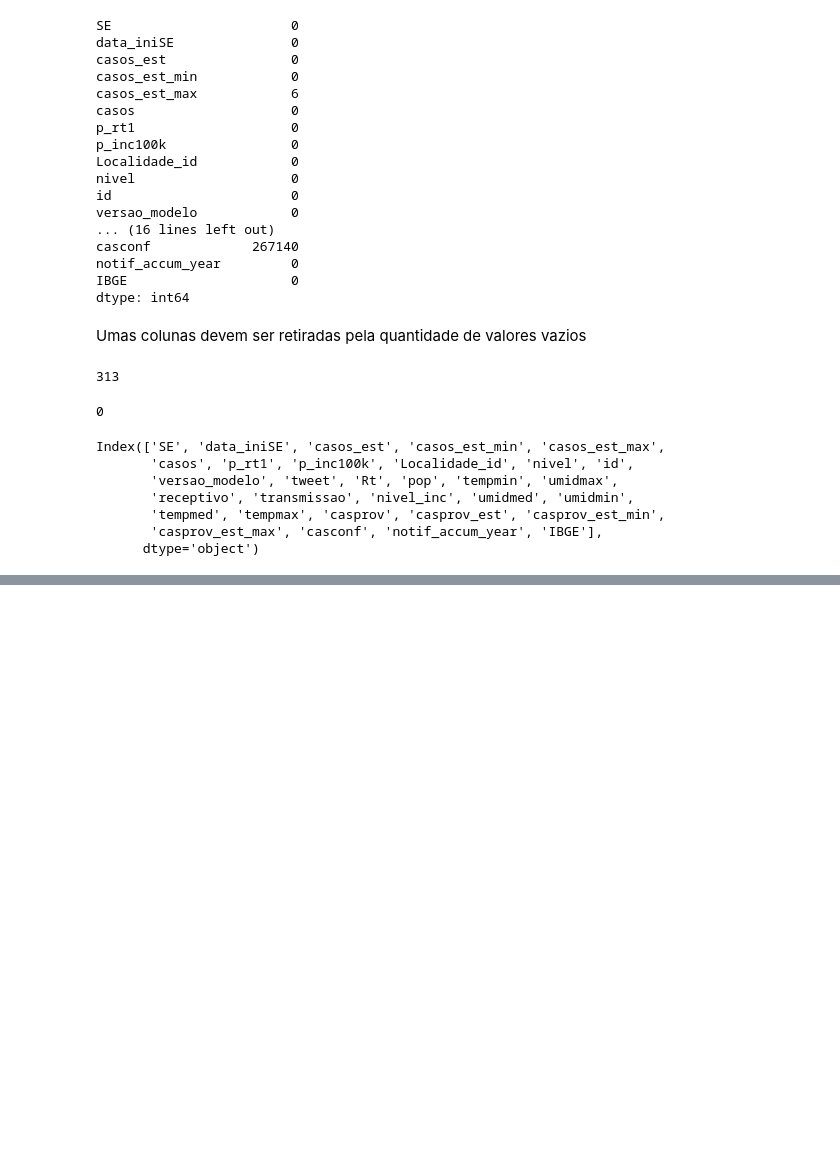
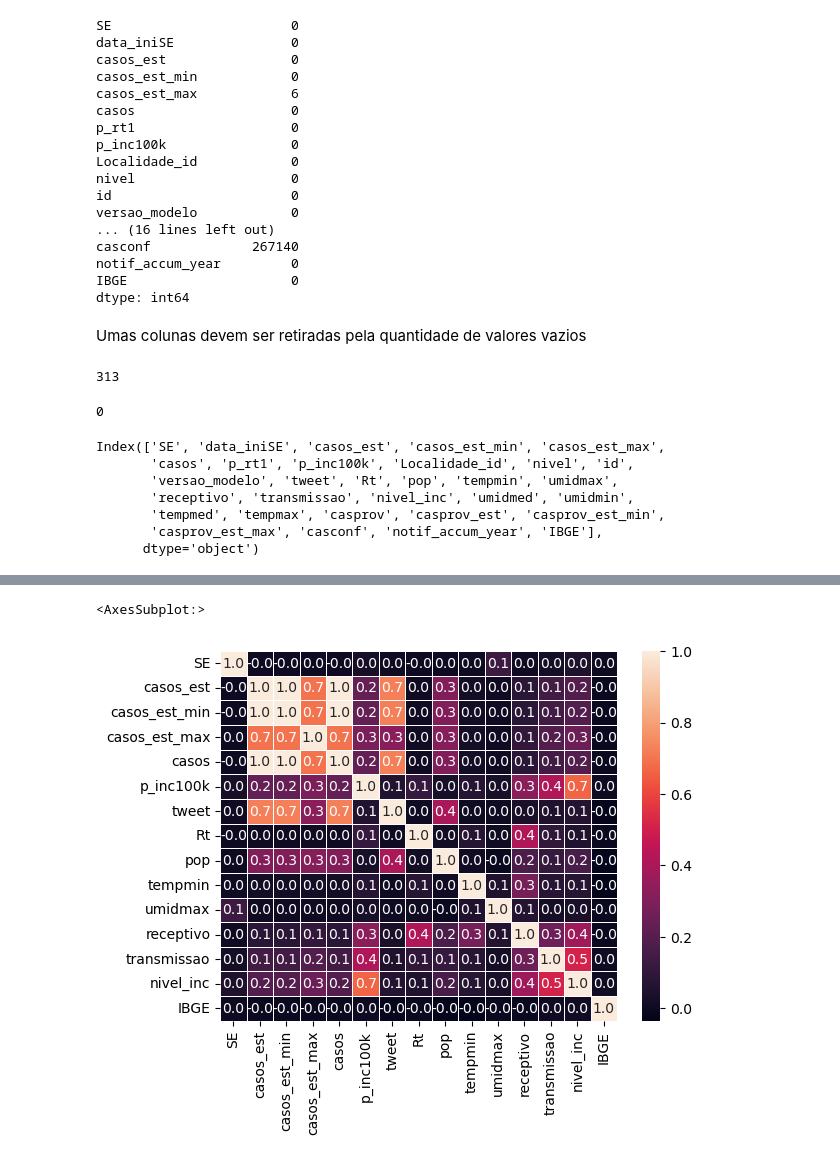
Before and after one commit to Aleomar15/TCC_Project, a Jupyter notebook: Untitled1.ipynb, the cells around one changed output, grey strips where cells are left out. Saved outputs shown, nothing was run; the diff lists cells and outputs as text; code cells hidden in the pictures; blank space fills up the shorter version.

```diff
--- a/Untitled1.ipynb
+++ b/Untitled1.ipynb
@@ -130,0 +172,3 @@ dtype: int64
+# %%
+#Retirando colunas com pouca correlação
+df.drop(['Localidade_id', 'id'],axis=1, inplace=True)
@@ -130,0 +182,9 @@ dtype: int64
+# %%
+correlation = df.corr()
+# plot da matriz de correlação
+
+plot = sn.heatmap(correlation, annot = True, fmt=".1f", linewidths=.6)
+plot
+# %% [output]
+<AxesSubplot:>
+[figure, added]
```
Also changed, not shown: parts of 10 cells of this notebook.
